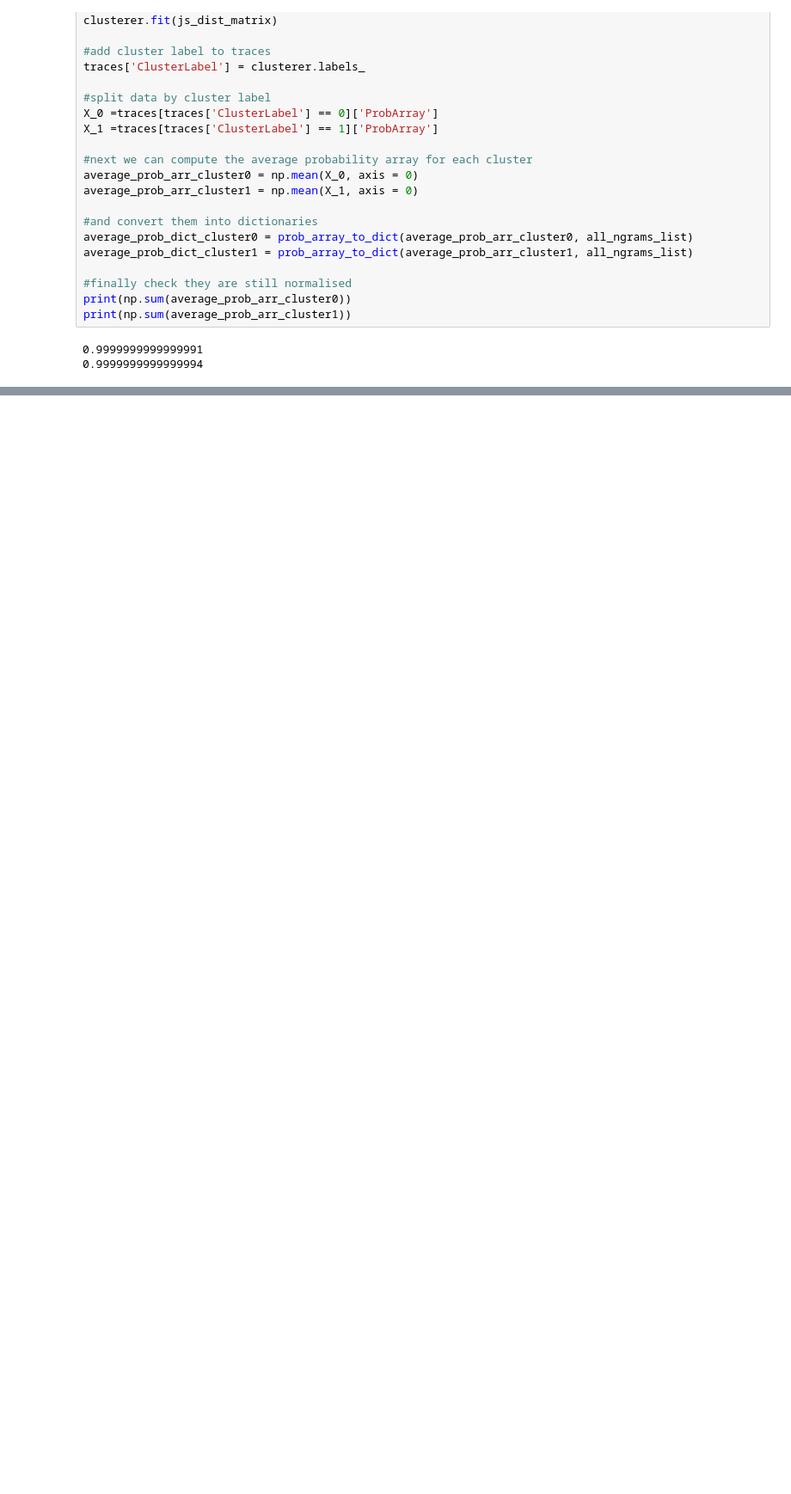
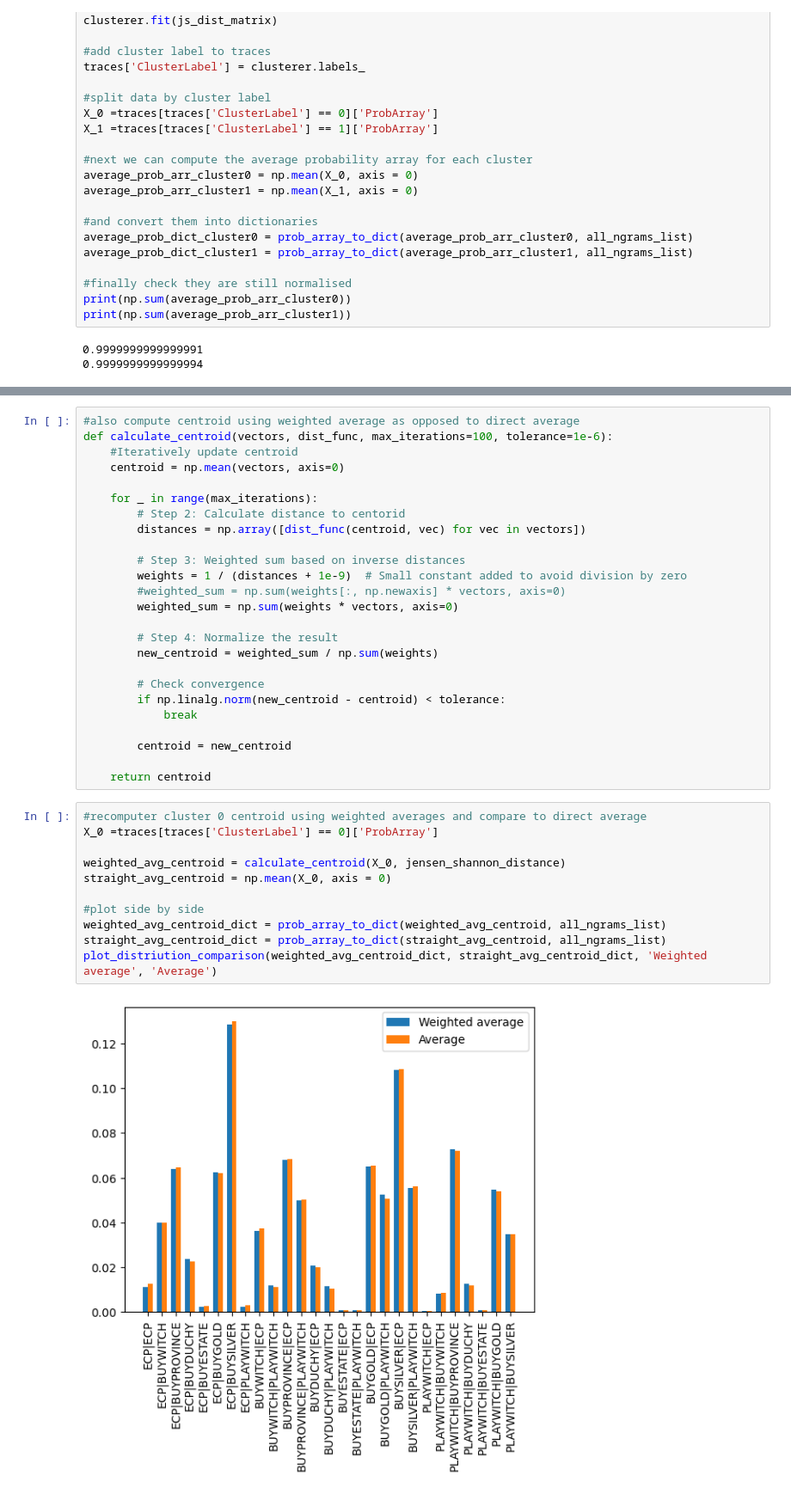
Before and after one commit to owenant/DominionNGrams, a Jupyter notebook: NGrams_with_KMeans.ipynb, the cells around one changed output, grey strips where cells are left out. Shown: that part at 86% size. Saved outputs shown, nothing was run; the diff lists cells and outputs as text; blank space fills up the shorter version.

```diff
--- a/NGrams_with_KMeans.ipynb
+++ b/NGrams_with_KMeans.ipynb
@@ -518,0 +539,38 @@ plt.show()
+# %%
+#also compute centroid using weighted average as opposed to direct average
+def calculate_centroid(vectors, dist_func, max_iterations=100, tolerance=1e-6):
+    #Iteratively update centroid
+    centroid = np.mean(vectors, axis=0)
+
+    for _ in range(max_iterations):
+        # Step 2: Calculate distance to centorid
+        distances = np.array([dist_func(centroid, vec) for vec in vectors])
+
+        # Step 3: Weighted sum based on inverse distances
+        weights = 1 / (distances + 1e-9)  # Small constant added to avoid division by zero
+        #weighted_sum = np.sum(weights[:, np.newaxis] * vectors, axis=0)
+        weighted_sum = np.sum(weights * vectors, axis=0)
+
+        # Step 4: Normalize the result
+        new_centroid = weighted_sum / np.sum(weights)
+
+        # Check convergence
+        if np.linalg.norm(new_centroid - centroid) < tolerance:
+            break
+
+        centroid = new_centroid
+
+    return centroid
+# %%
+#recomputer cluster 0 centroid using weighted averages and compare to direct average
+X_0 =traces[traces['ClusterLabel'] == 0]['ProbArray']
+
+weighted_avg_centroid = calculate_centroid(X_0, jensen_shannon_distance)
+straight_avg_centroid = np.mean(X_0, axis = 0)
+
+#plot side by side
+weighted_avg_centroid_dict = prob_array_to_dict(weighted_avg_centroid, all_ngrams_list)
+straight_avg_centroid_dict = prob_array_to_dict(straight_avg_centroid, all_ngrams_list)
+plot_distriution_comparison(weighted_avg_centroid_dict, straight_avg_centroid_dict, 'Weighted average', 'Average')
+# %% [output]
+[figure, added]
```
Also changed, not shown: parts of 10 cells of this notebook.
